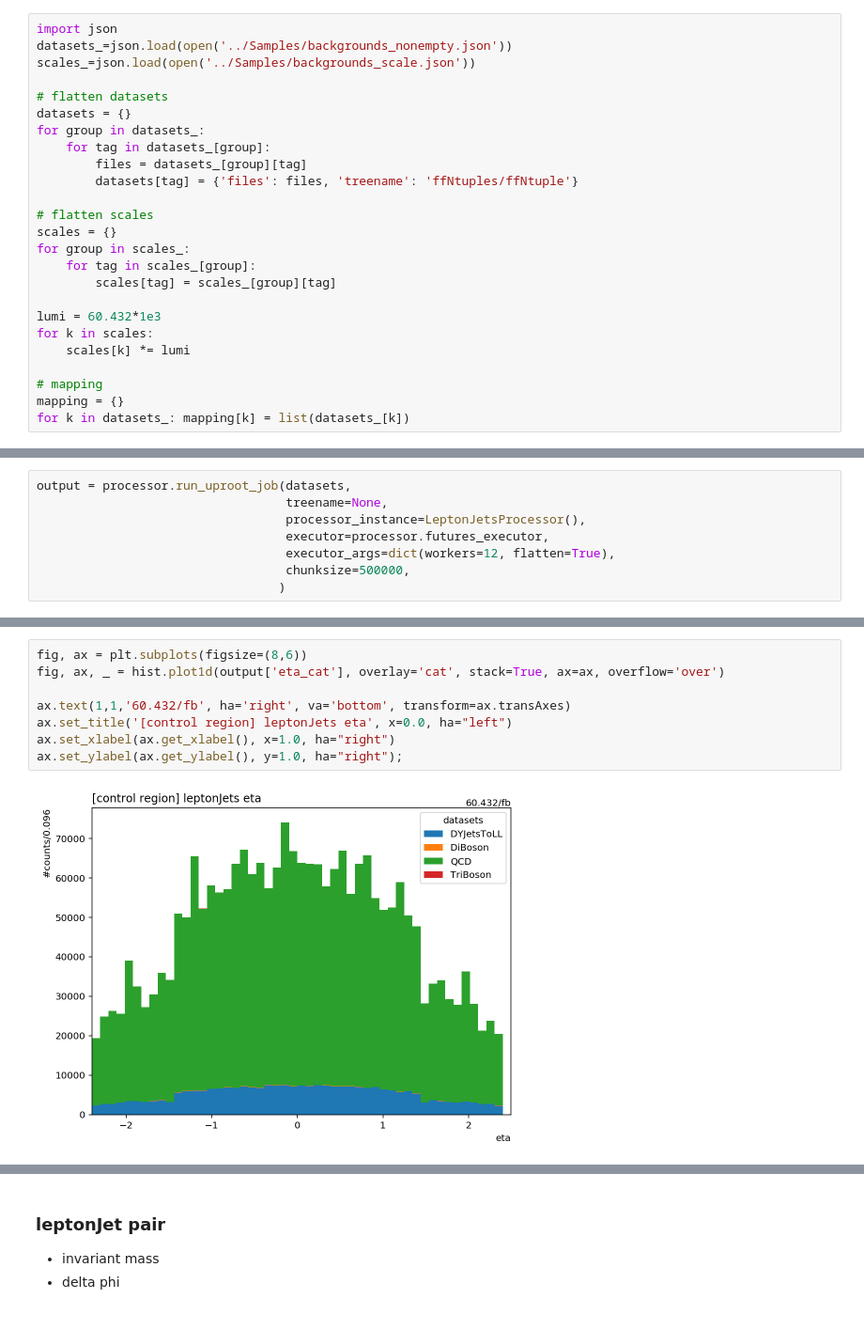
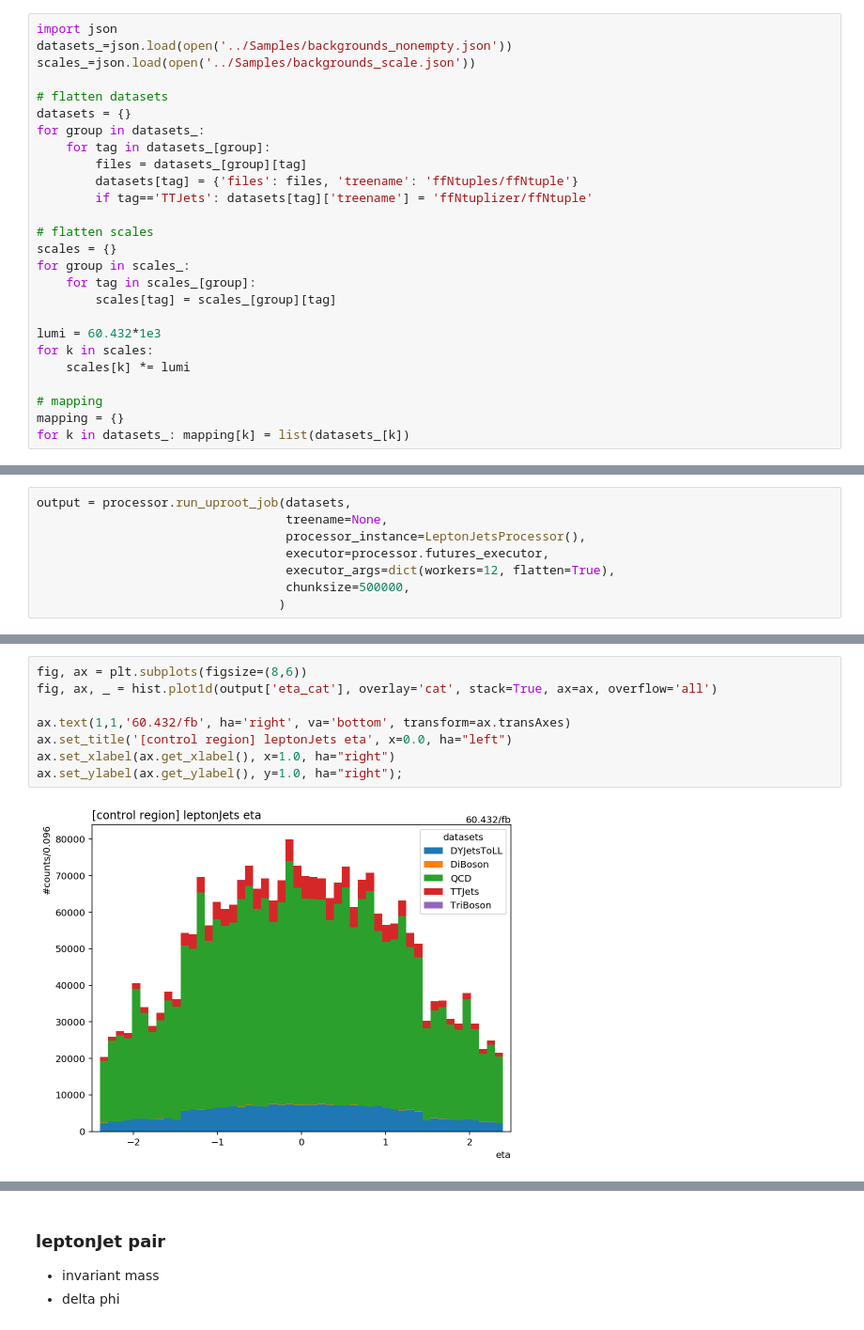
Before and after one commit to sadiess/FireHydrant, a Jupyter notebook: Notebooks/MC/Background/variables.ipynb, the cells around one changed output, grey strips where cells are left out. Shown at 94% size. Cells and saved outputs as stored; diff of their text form.

```diff
--- a/Notebooks/MC/Background/variables.ipynb
+++ b/Notebooks/MC/Background/variables.ipynb
@@ -24,6 +24,7 @@ for group in datasets_:
     for tag in datasets_[group]:
         files = datasets_[group][tag]
         datasets[tag] = {'files': files, 'treename': 'ffNtuples/ffNtuple'}
+        if tag=='TTJets': datasets[tag]['treename'] = 'ffNtuplizer/ffNtuple'
 
 # flatten scales
 scales = {}
@@ -270,13 +271,13 @@ ax.set_ylabel(ax.get_ylabel(), y=1.0, ha="right");
 # %%
 fig, ax = plt.subplots(figsize=(8,6))
-fig, ax, _ = hist.plot1d(output['eta_cat'], overlay='cat', stack=True, ax=ax, overflow='over')
+fig, ax, _ = hist.plot1d(output['eta_cat'], overlay='cat', stack=True, ax=ax, overflow='all')
 
 ax.text(1,1,'60.432/fb', ha='right', va='bottom', transform=ax.transAxes)
 ax.set_title('[control region] leptonJets eta', x=0.0, ha="left")
 ax.set_xlabel(ax.get_xlabel(), x=1.0, ha="right")
 ax.set_ylabel(ax.get_ylabel(), y=1.0, ha="right");
 # %% [output]
-[figure, old version]
+[figure, new version]
 # %%
 fig, ax = plt.subplots(figsize=(8,6))
 fig, ax, _ = hist.plot1d(output['nef_cat'], overlay='cat', stack=True, ax=ax, overflow='over')
```
Also changed, not shown: parts of 18 cells of this notebook, 5 other files.
